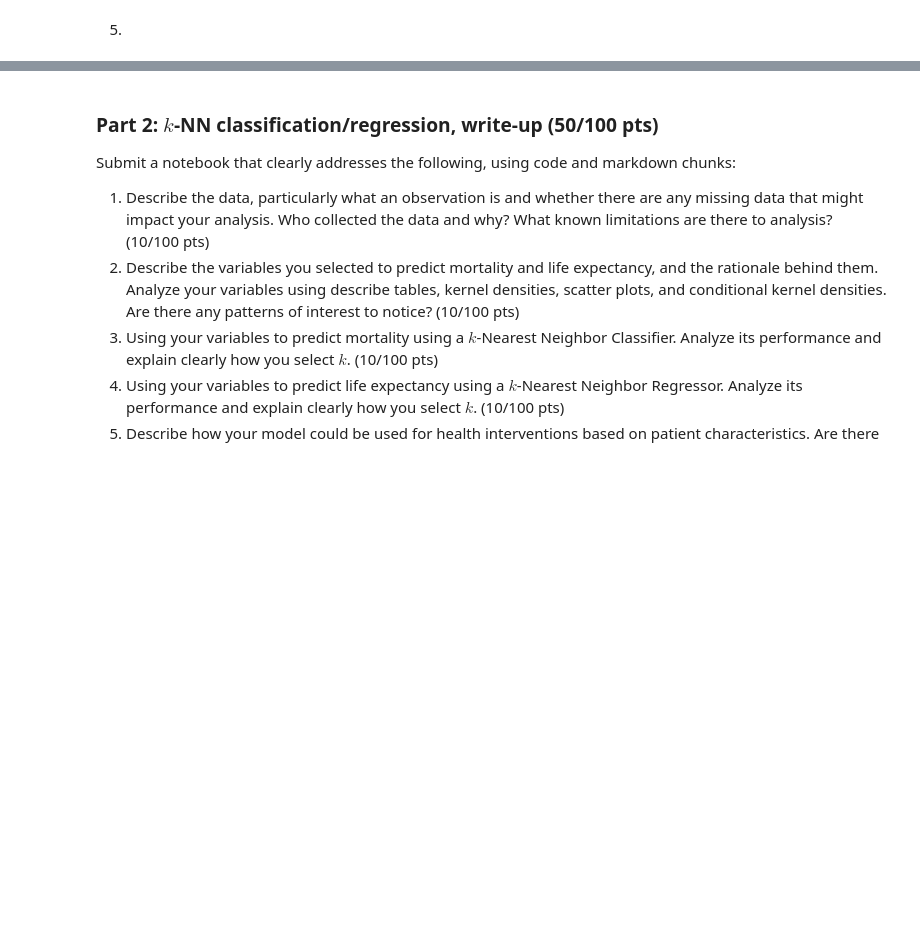
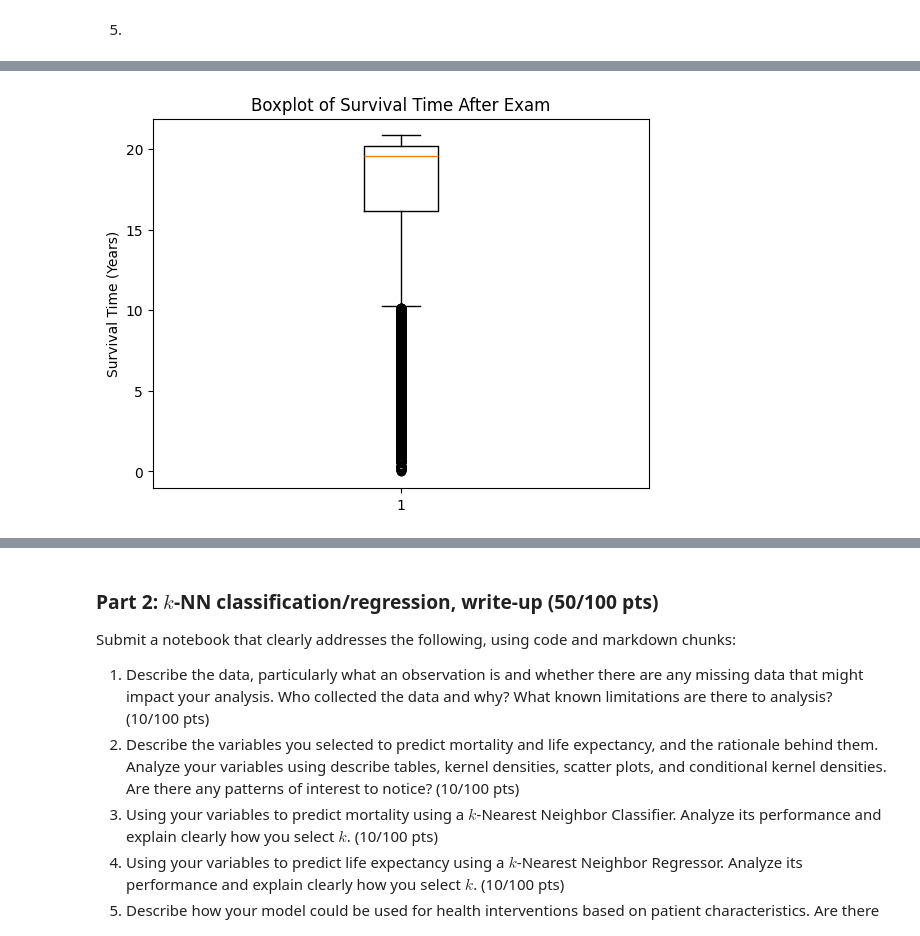
Before and after one commit to kayleendo/Project-1-Wrangling-EDA-kNN, a Jupyter notebook: DS_3001_Project_1.ipynb, the cells around one changed output, grey strips where cells are left out. Saved outputs shown, nothing was run; the diff lists cells and outputs as text; code cells hidden in the pictures; blank space fills up the shorter version.

```diff
--- a/DS_3001_Project_1.ipynb
+++ b/DS_3001_Project_1.ipynb
@@ -113,0 +204,7 @@ dtype: int64
+# %%
+plt.boxplot(df["SURVIVAL_YEARS"].dropna())  #outliers or early deaths of survival time overall with individuals
+plt.title("Boxplot of Survival Time After Exam")
+plt.ylabel("Survival Time (Years)")
+plt.show()
+# %% [output]
+[figure, added]
```
Also changed, not shown: parts of 17 cells of this notebook.
